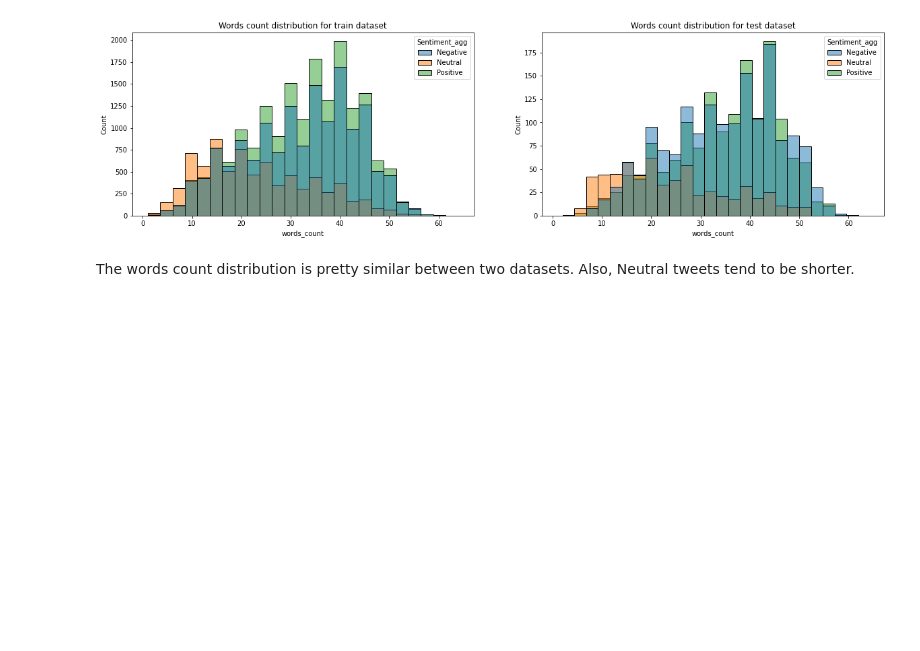
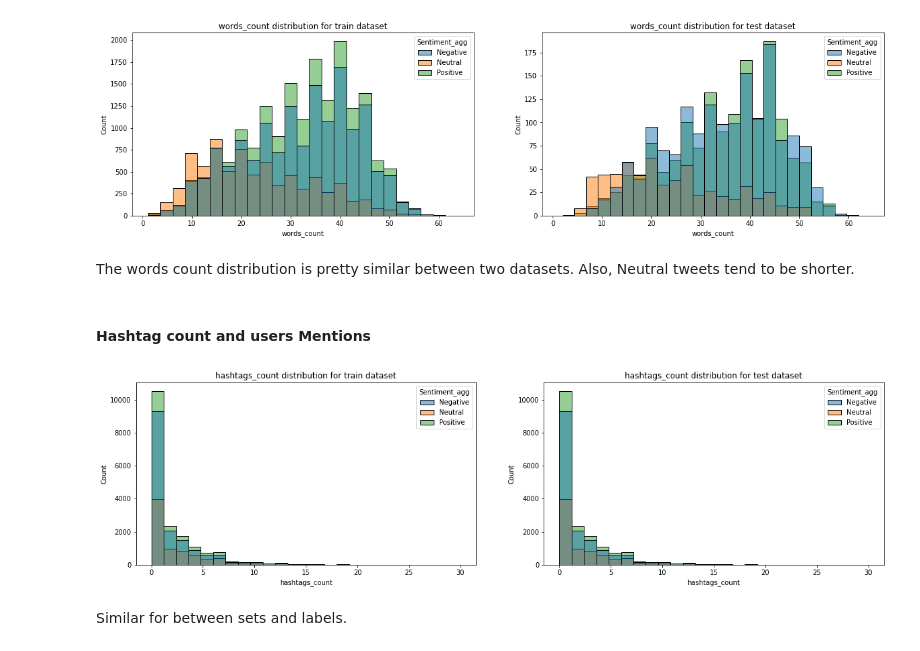
Before and after one commit to Umauro/NLP_classification_practice, a Jupyter notebook: notebooks/1.0-EDA.ipynb, the cells around one changed output. Drawn from its saved outputs; the diff is of its cells as text; code cells hidden in the pictures; blank space fills up the shorter version.

Commit message:
hashtag and mentions distributions in EDA

```diff
--- a/notebooks/1.0-EDA.ipynb
+++ b/notebooks/1.0-EDA.ipynb
@@ -113,6 +114,14 @@ Labels distributions are slightly differents, with train dataset being more posi
 #### Words count
 
 Why not.
+# %%
+def histograms(column_name,df_train,df_test,hue_order):
+    fig, axes = plt.subplots(1,2,figsize=(20,5),sharex=True)
+    sns.histplot(x = column_name, hue = 'Sentiment_agg', data = df_train, ax = axes[0], hue_order = hue_order, bins = 25)
+    sns.histplot(x = column_name, hue = 'Sentiment_agg', data = df_test, ax = axes[1], hue_order = hue_order, bins = 25)
+    axes[0].set_title('{} distribution for train dataset'.format(column_name))
+    axes[1].set_title('{} distribution for test dataset'.format(column_name))
+    plt.show()
 # %%
 df_train['words_count'] = df_train.OriginalTweet.str.split().str.len()
 df_test['words_count'] = df_test.OriginalTweet.str.split().str.len()
@@ -137,3 +131,22 @@ plt.show()
 [figure]
 # %% [markdown]
 The words count distribution is pretty similar between two datasets. Also, Neutral tweets tend to be shorter.
+# %% [markdown]
+#### Hashtag count and users Mentions
+# %%
+def count_patterns(df,regex_pattern,new_column):
+    df[new_column] = df.apply(
+        lambda x: len(
+            re.findall(regex_pattern,x.OriginalTweet)
+        ), axis = 1
+    )
+    return df
+# %%
+df_train = count_patterns(df_train,'\B#([a-z]*[A-Z]*[0-9]*[0-9]*_*)*','hashtags_count')
+df_test = count_patterns(df_train,'\B#([a-z]*[A-Z]*[0-9]*[0-9]*_*)*','hashtags_count')
+# %%
+histograms('hashtags_count',df_train,df_test,agg_labels_order)
+# %% [output]
+[figure, added]
+# %% [markdown]
+Similar for between sets and labels.
```
Also changed, not shown: parts of 7 cells of this notebook.
